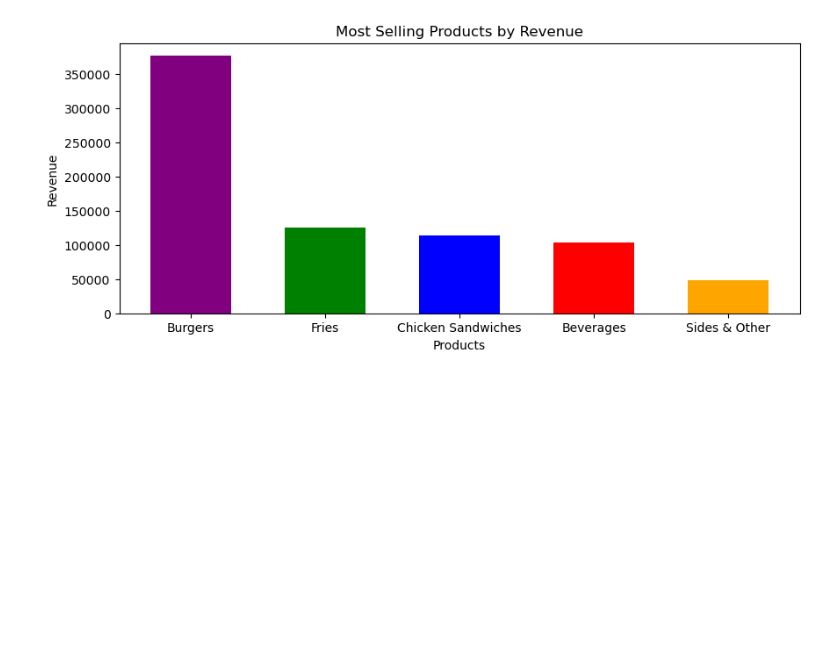
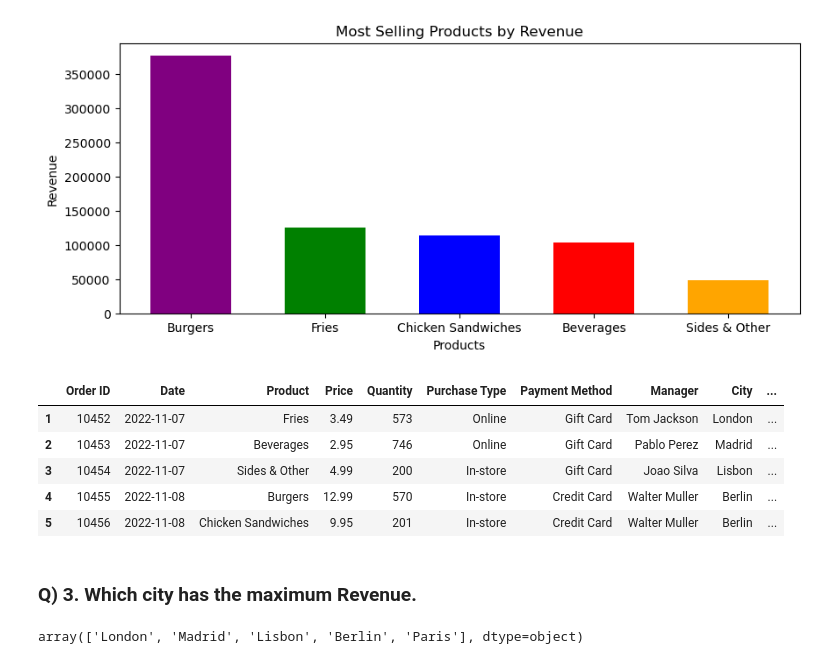
Before and after one commit to abdullahkhan-10/Python-Complete-Course, a Jupyter notebook: Python Projects/Intermediate Projects/1_sales_data.ipynb, the cells around one changed output. Cells and saved outputs as stored; diff of their text form; code cells hidden in the pictures; blank space fills up the shorter version.

Commit message:
City with the maximu Revenue shown

```diff
--- a/Python Projects/Intermediate Projects/1_sales_data.ipynb
+++ b/Python Projects/Intermediate Projects/1_sales_data.ipynb
@@ -540,3 +540,18 @@ plt.ylabel("Revenue")
 # %% [output]
 Text(0, 0.5, 'Revenue')
 [figure]
+# %%
+sales_data.head()
+# %% [output]
+|  | Order ID | Date | Product | Price | Quantity | Purchase Type | Payment Method | Manager | City | ... |
+| 1 | 10452 | 2022-11-07 | Fries | 3.49 | 573 | Online | Gift Card | Tom Jackson | London | ... |
+| 2 | 10453 | 2022-11-07 | Beverages | 2.95 | 746 | Online | Gift Card | Pablo Perez | Madrid | ... |
+| 3 | 10454 | 2022-11-07 | Sides & Other | 4.99 | 200 | In-store | Gift Card | Joao Silva | Lisbon | ... |
+| 4 | 10455 | 2022-11-08 | Burgers | 12.99 | 570 | In-store | Credit Card | Walter Muller | Berlin | ... |
+| 5 | 10456 | 2022-11-08 | Chicken Sandwiches | 9.95 | 201 | In-store | Credit Card | Walter Muller | Berlin | ... |
+# %% [markdown]
+### Q) 3. Which city has the maximum Revenue.
+# %%
+sales_data["City"].unique()
+# %% [output]
+array(['London', 'Madrid', 'Lisbon', 'Berlin', 'Paris'], dtype=object)
```
Also changed, not shown: parts of 1 cell of this notebook.
